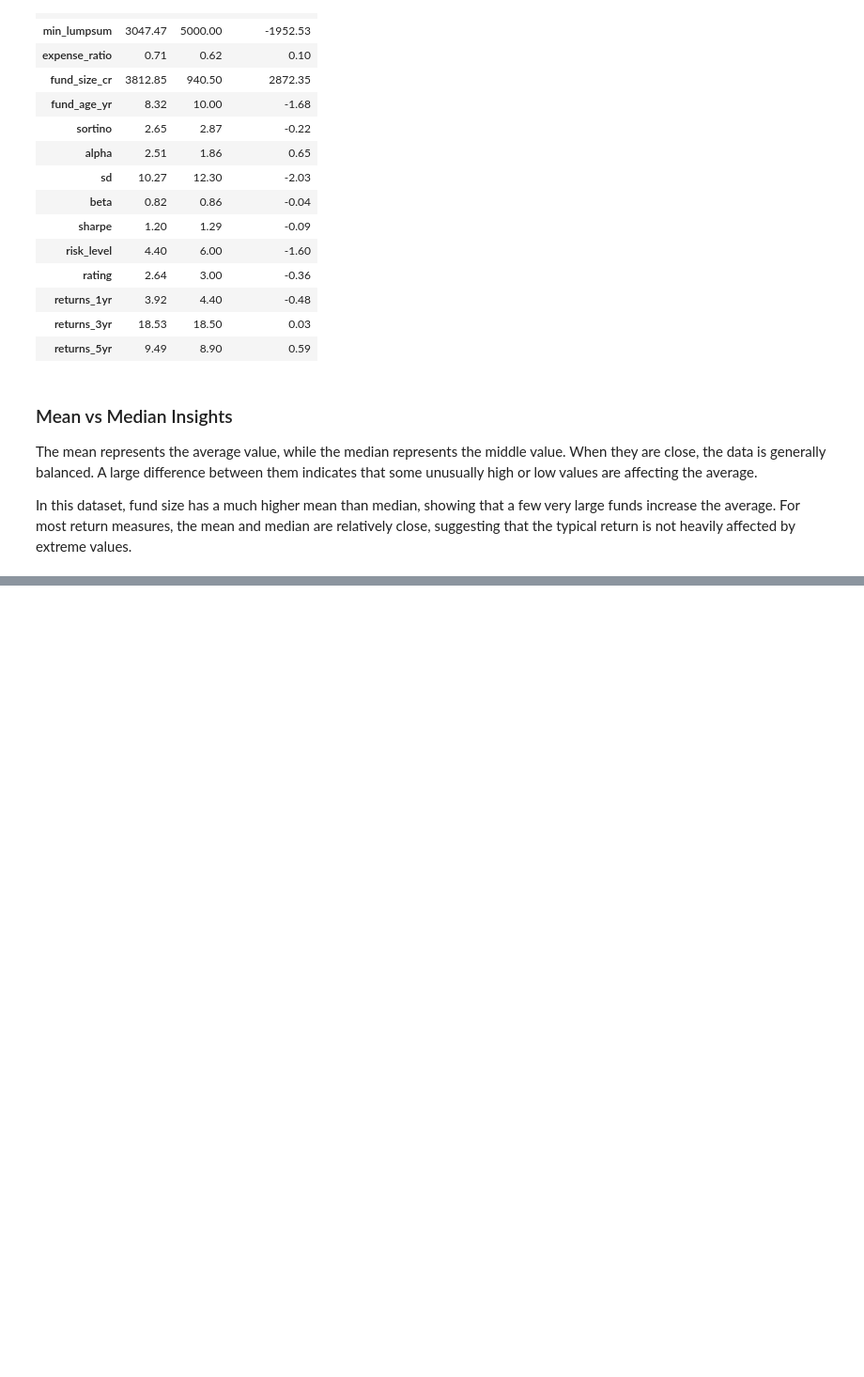
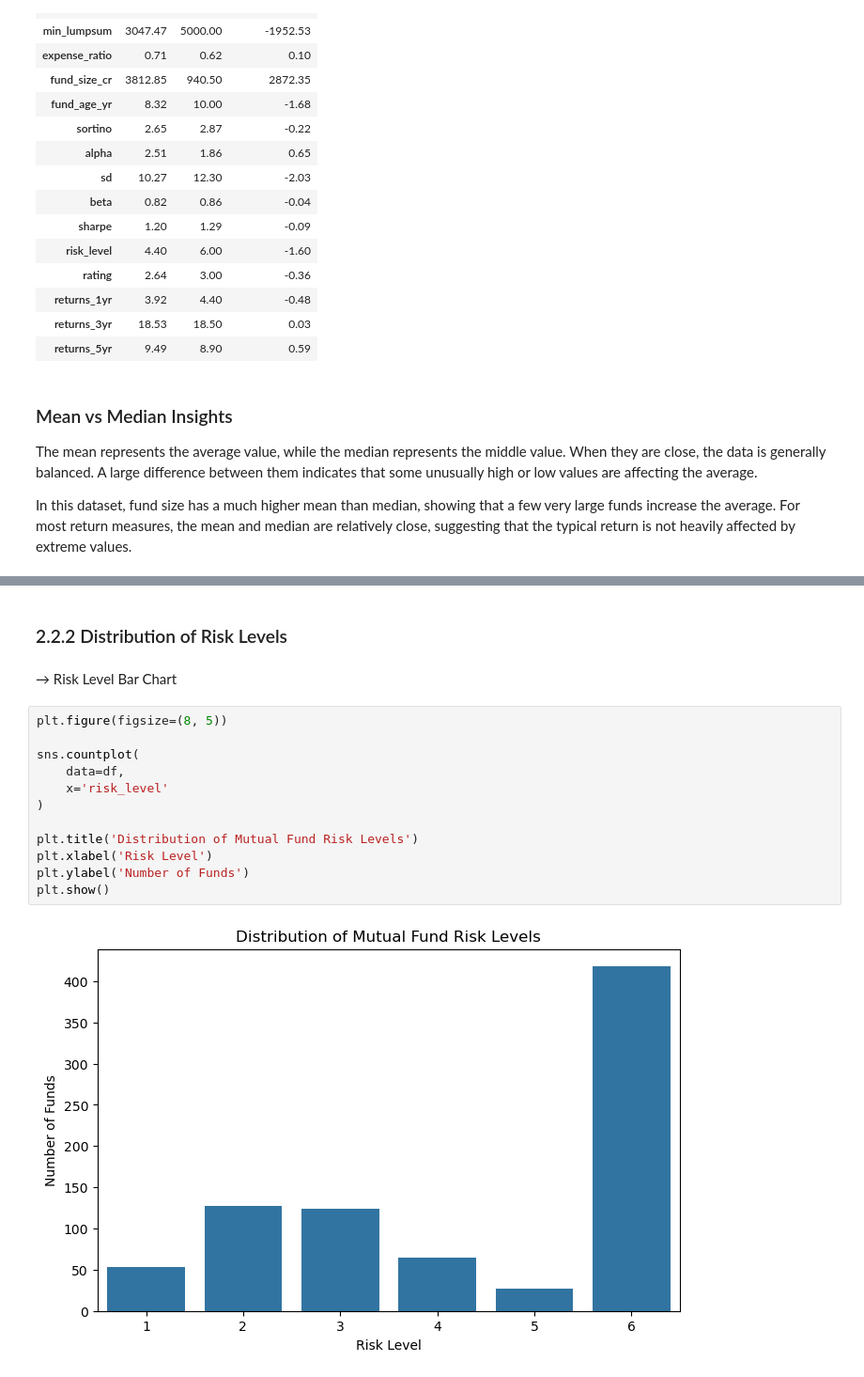
Before and after one commit to shakti-mankar/Data_Analyst_internship_projects, a Jupyter notebook: First_Project/Stage_1_Data_cleaning/Mutual_Fund_Analysis_Stage_0_1.ipynb, the cells around one changed output, grey strips where cells are left out. Shown at 94% size. Saved outputs shown, nothing was run; the diff lists cells and outputs as text; blank space fills up the shorter version.

```diff
--- a/First_Project/Stage_1_Data_cleaning/Mutual_Fund_Analysis_Stage_0_1.ipynb
+++ b/First_Project/Stage_1_Data_cleaning/Mutual_Fund_Analysis_Stage_0_1.ipynb
@@ -663,0 +716,18 @@ returns_data.to_excel(
+# %% [markdown]
+### 2.2.2 Distribution of Risk Levels
+# %% [markdown]
+→ Risk Level Bar Chart
+# %%
+plt.figure(figsize=(8, 5))
+
+sns.countplot(
+    data=df,
+    x='risk_level'
+)
+
+plt.title('Distribution of Mutual Fund Risk Levels')
+plt.xlabel('Risk Level')
+plt.ylabel('Number of Funds')
+plt.show()
+# %% [output]
+[figure, added]
```
Also changed, not shown: parts of 21 cells of this notebook.
